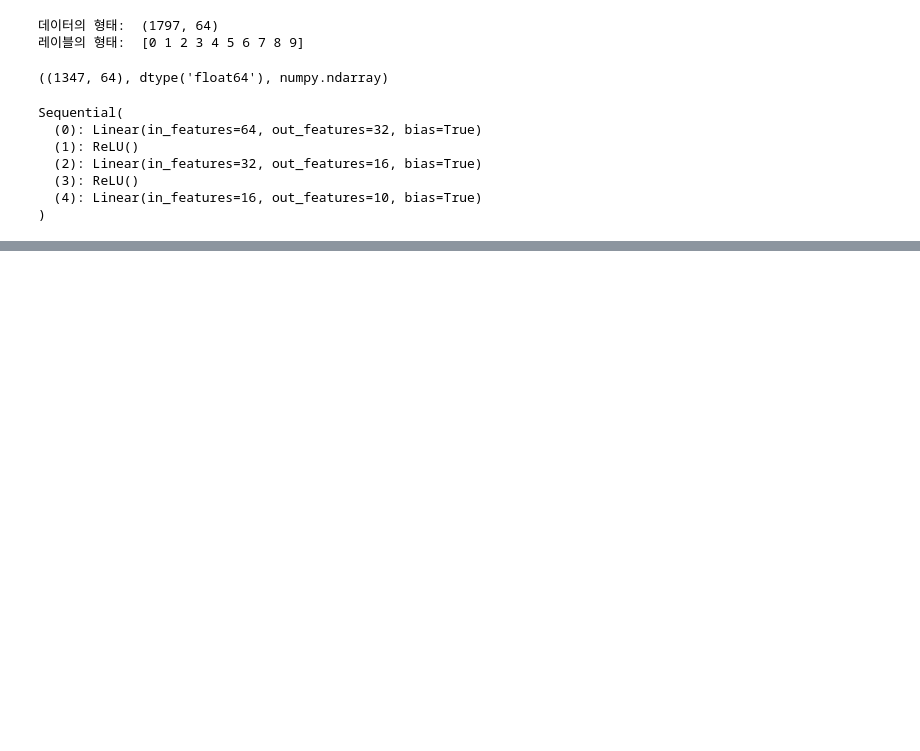
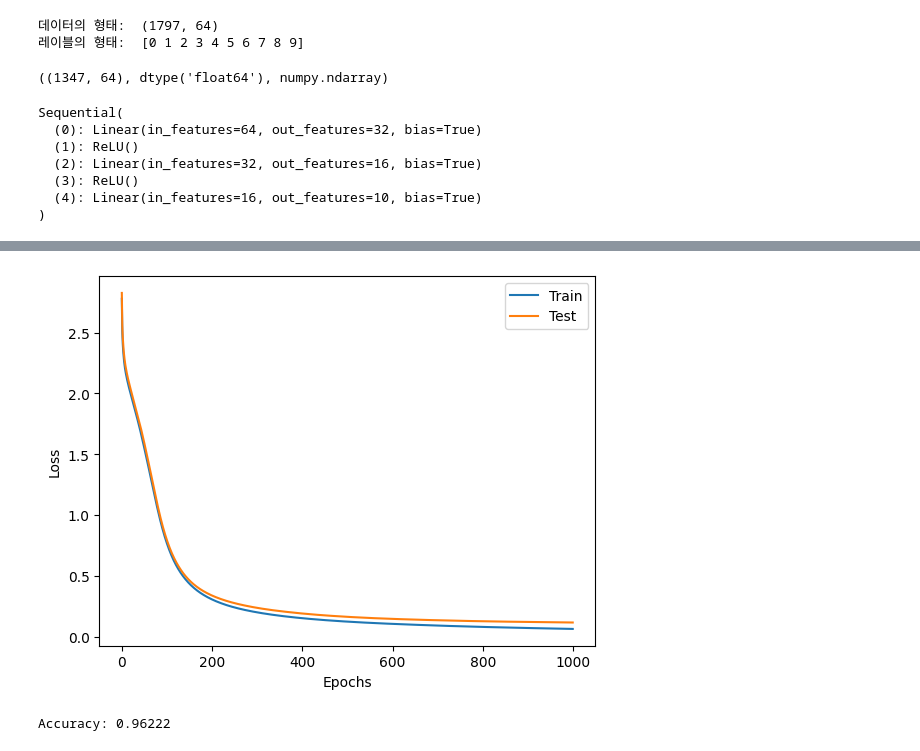
Before and after one commit to ChoYeongjo/book-pytorch-ai-app-practice, a Jupyter notebook: 250908_book_AI_app.ipynb, the cells around one changed output, grey strips where cells are left out. Saved outputs shown, nothing was run; the diff lists cells and outputs as text; code cells hidden in the pictures; blank space fills up the shorter version.

```diff
--- a/250908_book_AI_app.ipynb
+++ b/250908_book_AI_app.ipynb
@@ -54,5 +30,6 @@ from sklearn.model_selection import train_test_split
 digit_images=digits_data.data
 lables=digits_data.target
 
-X_train, X_test, y_train, y_test=train_test_split(digit_images, lables)
+# X_train, X_test, y_train, y_test=train_test_split(digit_images, lables)
+x_train, x_test, t_train, t_test=train_test_split(digit_images, lables)
 # %%
@@ -60,10 +37,10 @@ X_train.shape, X_train.dtype, type(X_train)
 # %% [output]
 ((1347, 64), dtype('float64'), numpy.ndarray)
 # %%
-X_train=torch.tensor(X_train, dtype=torch.float32)
-y_train=torch.tensor(y_train, dtype=torch.int64)
-X_test=torch.tensor(X_test, dtype=torch.float32)
-y_test=torch.tensor(y_test, dtype=torch.int64)
+x_train=torch.tensor(x_train, dtype=torch.float32)
+x_test=torch.tensor(x_test, dtype=torch.float32)
+t_train=torch.tensor(t_train, dtype=torch.int64)
+t_test=torch.tensor(t_test, dtype=torch.int64)
 # %%
 from torch import nn
 net=nn.Sequential(
@@ -84,7 +61,7 @@ Sequential(
 )
 # %%
 from torch import optim
-loss_fn=nn.CrossEntropyLoss()
+loss=nn.CrossEntropyLoss()
 optimizer=optim.SGD(net.parameters(), lr=0.01)
 
 record_loss_train=[]
@@ -94,12 +71,12 @@ for i in range(1000):
   optimizer.zero_grad()
 
   #순전파
-  y_pred_train=net(X_train)
-  y_pred_test=net(X_test)
+  y_pred_train=net(x_train)
+  y_pred_test=net(x_test)
 
   # 오차 기록 및 계산
-  loss_train=loss_fn(y_pred_train, y_train)
-  loss_test=loss_fn(y_pred_test, y_test)
+  loss_train=loss(y_pred_train, t_train)
+  loss_test=loss(y_pred_test, t_test)
   record_loss_train.append(loss_train.item())
   record_loss_test.append(loss_test.item())
 
@@ -118,0 +96,16 @@ Epoch: 800, Loss_Train: 0.108, Loss_Test:0.197
+# %%
+plt.plot(range(len(record_loss_train)), record_loss_train, label='Train')
+plt.plot(range(len(record_loss_test)), record_loss_test, label='Test')
+plt.legend()
+
+plt.xlabel('Epochs')
+plt.ylabel('Loss')
+plt.show()
+# %% [output]
+[figure, added]
+# %%
+y_pred_test=net(x_test)
+count=(y_pred_test.argmax(1)==t_test).sum().item()
+print(f"Accuracy: {count/len(t_test):.5f}")
+# %% [output]
+Accuracy: 0.96222
```
Also changed, not shown: parts of 12 cells of this notebook.
